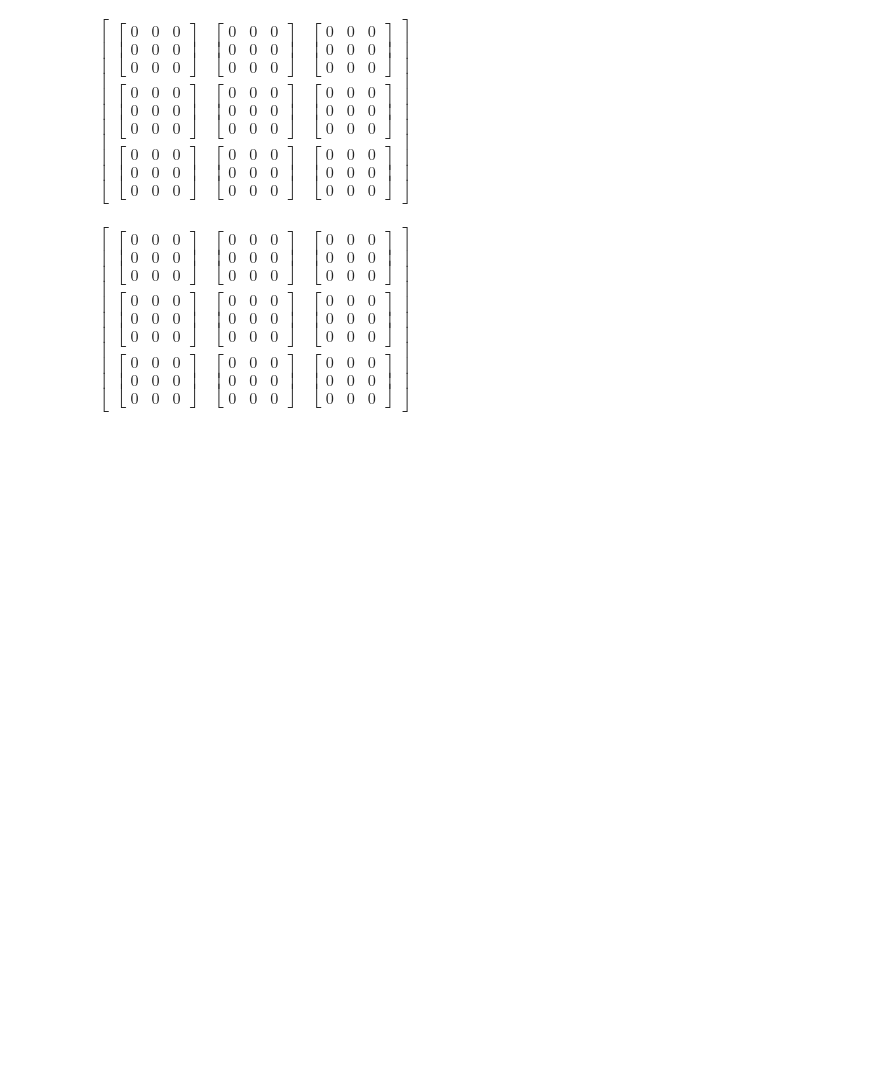
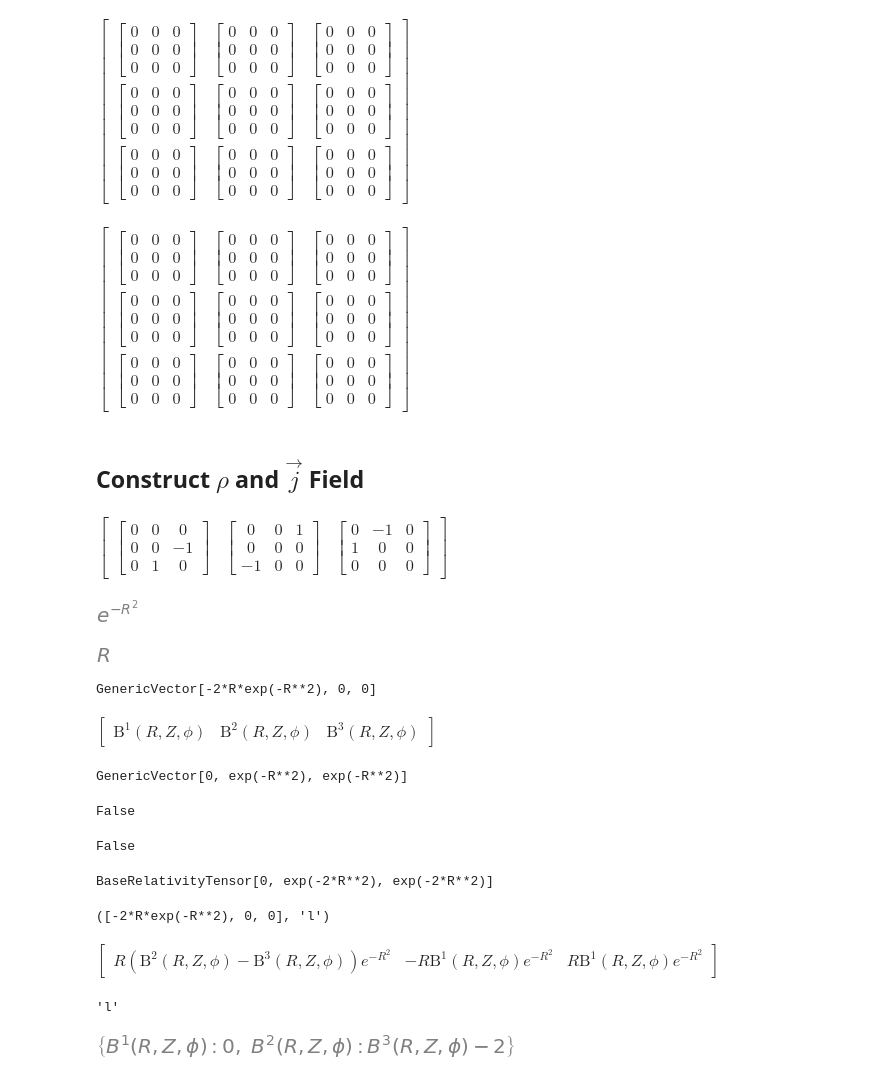
Before and after one commit to WenyinWei/silkpy, a Jupyter notebook: nb/from_cylindrical_to_metric_Christoffel_Riemann_tensor.ipynb, the cells around one changed output. Drawn from its saved outputs; the diff is of its cells as text; code cells hidden in the pictures; blank space fills up the shorter version.

```diff
--- a/nb/from_cylindrical_to_metric_Christoffel_Riemann_tensor.ipynb
+++ b/nb/from_cylindrical_to_metric_Christoffel_Riemann_tensor.ipynb
@@ -109,3 +113,5 @@ rm2 = RiemannCurvatureTensor.from_metric(m_obj)
 rm2.tensor()
 # %% [output]
 $\displaystyle \left[\begin{matrix}\left[\begin{matrix}0 & 0 & 0\\0 & 0 & 0\\0 & 0 & 0\end{matrix}\right] & \left[\begin{matrix}0 & 0 & 0\\0 & 0 & 0\\0 & 0 & 0\end{matrix}\right] & \left[\begin{matrix}0 & 0 & 0\\0 & 0 & 0\\0 & 0 & 0\end{matrix}\right]\\\left[\begin{matrix}0 & 0 & 0\\0 & 0 & 0\\0 & 0 & 0\end{matrix}\right] & \left[\begin{matrix}0 & 0 & 0\\0 & 0 & 0\\0 & 0 & 0\end{matrix}\right] & \left[\begin{matrix}0 & 0 & 0\\0 & 0 & 0\\0 & 0 & 0\end{matrix}\right]\\\left[\begin{matrix}0 & 0 & 0\\0 & 0 & 0\\0 & 0 & 0\end{matrix}\right] & \left[\begin{matrix}0 & 0 & 0\\0 & 0 & 0\\0 & 0 & 0\end{matrix}\right] & \left[\begin{matrix}0 & 0 & 0\\0 & 0 & 0\\0 & 0 & 0\end{matrix}\right]\end{matrix}\right]$
+# %% [markdown]
+## Construct $\rho$ and $\vec{j}$ Field
@@ -111,0 +130,49 @@ $\displaystyle \left[\begin{matrix}\left[\begin{matrix}0 & 0 & 0\\0 & 0 & 0\\0 &
+# %%
+levi_civita = BaseRelativityTensor(
+    levi_civita_arr_lll,
+    (R,Z,phi), config='lll', parent_metric=m_obj)
+levi_civita.tensor()
+# %% [output]
+$\displaystyle \left[\begin{matrix}\left[\begin{matrix}0 & 0 & 0\\0 & 0 & -1\\0 & 1 & 0\end{matrix}\right] & \left[\begin{matrix}0 & 0 & 1\\0 & 0 & 0\\-1 & 0 & 0\end{matrix}\right] & \left[\begin{matrix}0 & -1 & 0\\1 & 0 & 0\\0 & 0 & 0\end{matrix}\right]\end{matrix}\right]$
+# %%
+density_df = BaseRelativityTensor(
+    arr=exp(-R**2),
+    syms=(R,Z,phi), config='', parent_metric=m_obj); density_df.arr
+
+sqrt_g_df = BaseRelativityTensor(
+    arr=sqrt(g),
+    syms=(R,Z,phi), config='', parent_metric=m_obj); sqrt_g_df.arr
+
+nabla_density_df = GenericVector(
+    arr=[exp(-R**2).diff(var) for var in [R,Z,phi]],
+    syms=(R,Z,phi), config='l', parent_metric=m_obj)
+nabla_density_df
+
+B_comp_list = [f(R,Z,phi) for f in symbols("B^1:4", real=True, cls=Function)]
+B_df = GenericVector(
+    arr=B_comp_list,
+    syms=(R,Z,phi), config='u', parent_metric=m_obj)
+B_df.tensor()
+# %% [output]
+[figure, added]
+[figure, added]
+GenericVector[-2*R*exp(-R**2), 0, 0]
+$\displaystyle \left[\begin{matrix}\operatorname{B^{1}}{\left(R,Z,\phi \right)} & \operatorname{B^{2}}{\left(R,Z,\phi \right)} & \operatorname{B^{3}}{\left(R,Z,\phi \right)}\end{matrix}\right]$
+# %%
+j_df = GenericVector([0, exp(-R**2), exp(-R**2)], (R,Z,phi), config='u', parent_metric=m_obj)
+j_df
+# j_df = j_df.change_config('l')
+j2_df = GenericVector([0,exp(-R**2),0], (R,Z,phi), config='u', parent_metric=m_obj)
+# %% [output]
+GenericVector[0, exp(-R**2), exp(-R**2)]
+# %%
+j_df == j2_df
+j_df.tensor() == j2_df.tensor()
+# %% [output]
+False
+False
+# %%
+from einsteinpy.symbolic.tensor import tensor_product
+tensor_product(density_df, j_df)
+# %% [output]
+BaseRelativityTensor[0, exp(-2*R**2), exp(-2*R**2)]
@@ -111,0 +192,9 @@ $\displaystyle \left[\begin{matrix}\left[\begin{matrix}0 & 0 & 0\\0 & 0 & 0\\0 &
+# %%
+# nabla_density == j x B
+nabla_density_df.tensor(), nabla_density_df.config
+tensor_cross(j_df, B_df).tensor() # j x B
+tensor_cross(j_df, B_df).config
+# %% [output]
+([-2*R*exp(-R**2), 0, 0], 'l')
+$\displaystyle \left[\begin{matrix}R \left(\operatorname{B^{2}}{\left(R,Z,\phi \right)} - \operatorname{B^{3}}{\left(R,Z,\phi \right)}\right) e^{- R^{2}} & - R \operatorname{B^{1}}{\left(R,Z,\phi \right)} e^{- R^{2}} & R \operatorname{B^{1}}{\left(R,Z,\phi \right)} e^{- R^{2}}\end{matrix}\right]$
+'l'
@@ -111,0 +222,8 @@ $\displaystyle \left[\begin{matrix}\left[\begin{matrix}0 & 0 & 0\\0 & 0 & 0\\0 &
+# %%
+from sympy import solve, nonlinsolve
+B_sol = solve(
+    divide_Array_Eq(ideal_MHD_eq),
+    B_df.tensor().tolist())
+B_sol
+# %% [output]
+[figure, added]
```
Also changed, not shown: parts of 16 cells of this notebook, 1 other file.
